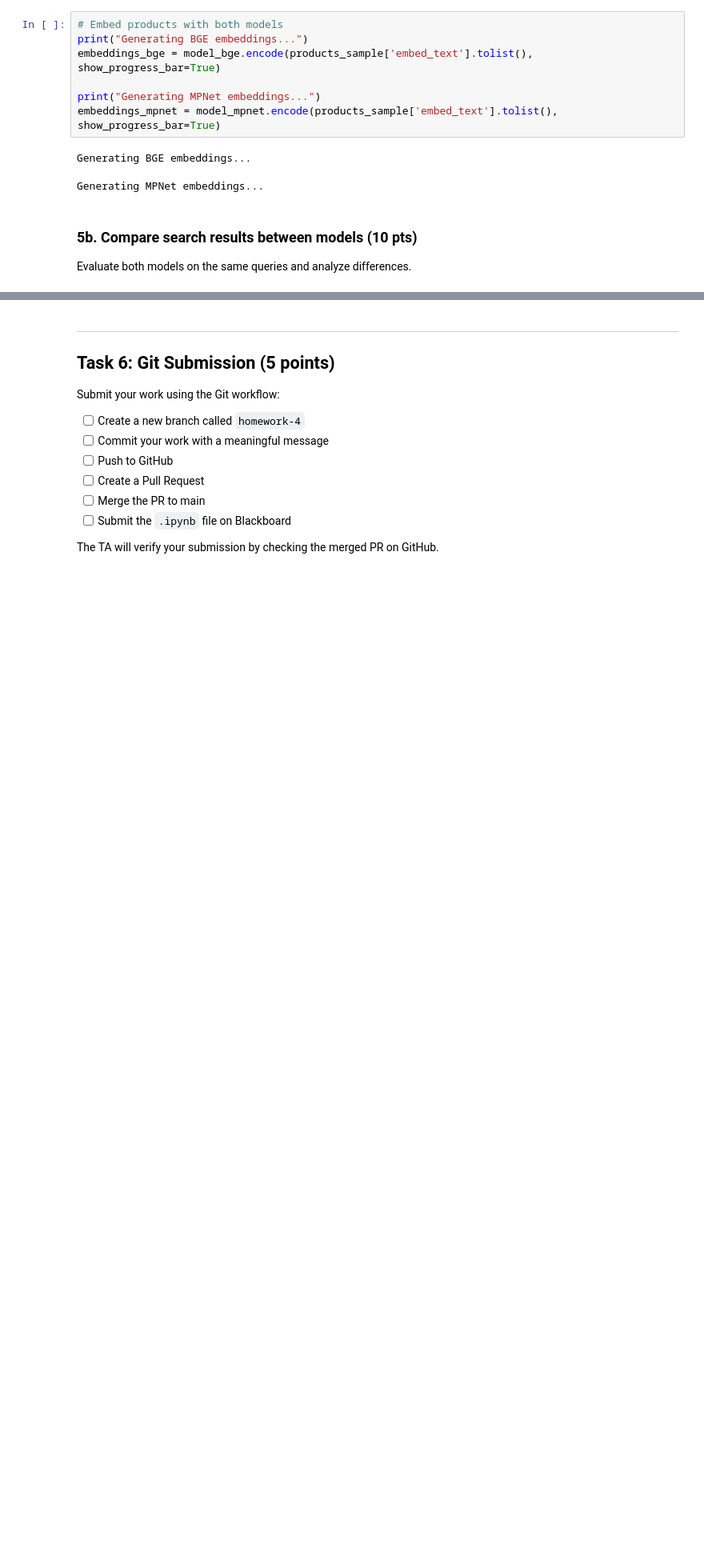
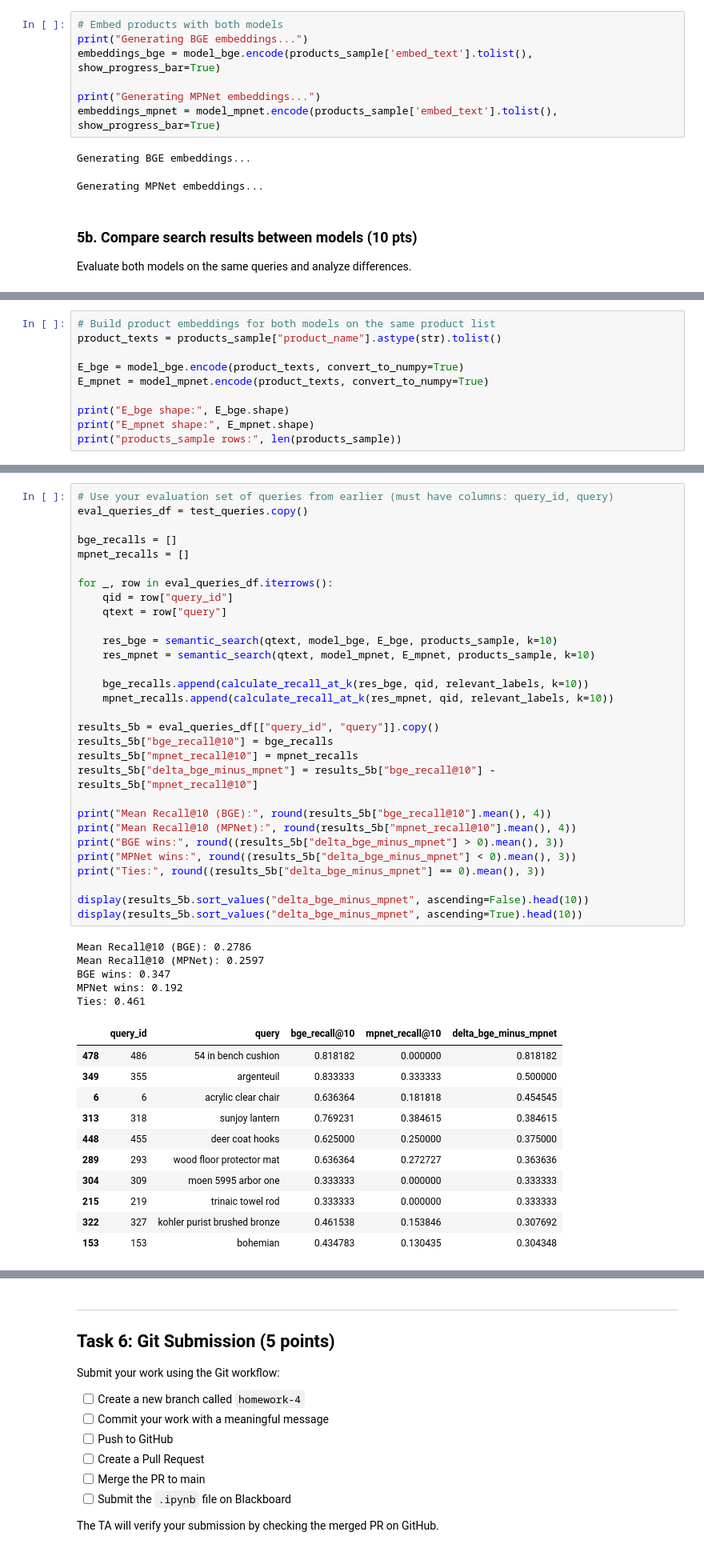
Before and after one commit to pvenkatesh1-del/ai-engineering-fordham, a Jupyter notebook: homework/homework-4.ipynb, the cells around one changed output, grey strips where cells are left out. Shown at 80% size. Drawn from its saved outputs; the diff is of its cells as text; blank space fills up the shorter version.

```diff
--- a/homework/homework-4.ipynb
+++ b/homework/homework-4.ipynb
@@ -484,0 +453,10 @@ ValueError: shapes (1,768) and (384,5000) not aligned: 768 (dim 1) != 384 (dim 0
+# %%
+# Build product embeddings for both models on the same product list
+product_texts = products_sample["product_name"].astype(str).tolist()
+
+E_bge = model_bge.encode(product_texts, convert_to_numpy=True)
+E_mpnet = model_mpnet.encode(product_texts, convert_to_numpy=True)
+
+print("E_bge shape:", E_bge.shape)
+print("E_mpnet shape:", E_mpnet.shape)
+print("products_sample rows:", len(products_sample))
@@ -484,0 +467,47 @@ ValueError: shapes (1,768) and (384,5000) not aligned: 768 (dim 1) != 384 (dim 0
+# %%
+# Use your evaluation set of queries from earlier (must have columns: query_id, query)
+eval_queries_df = test_queries.copy()
+
+bge_recalls = []
+mpnet_recalls = []
+
+for _, row in eval_queries_df.iterrows():
+    qid = row["query_id"]
+    qtext = row["query"]
+
+    res_bge = semantic_search(qtext, model_bge, E_bge, products_sample, k=10)
+    res_mpnet = semantic_search(qtext, model_mpnet, E_mpnet, products_sample, k=10)
+
+    bge_recalls.append(calculate_recall_at_k(res_bge, qid, relevant_labels, k=10))
+    mpnet_recalls.append(calculate_recall_at_k(res_mpnet, qid, relevant_labels, k=10))
+
+results_5b = eval_queries_df[["query_id", "query"]].copy()
+results_5b["bge_recall@10"] = bge_recalls
+results_5b["mpnet_recall@10"] = mpnet_recalls
+results_5b["delta_bge_minus_mpnet"] = results_5b["bge_recall@10"] - results_5b["mpnet_recall@10"]
+
+print("Mean Recall@10 (BGE):", round(results_5b["bge_recall@10"].mean(), 4))
+print("Mean Recall@10 (MPNet):", round(results_5b["mpnet_recall@10"].mean(), 4))
+print("BGE wins:", round((results_5b["delta_bge_minus_mpnet"] > 0).mean(), 3))
+print("MPNet wins:", round((results_5b["delta_bge_minus_mpnet"] < 0).mean(), 3))
+print("Ties:", round((results_5b["delta_bge_minus_mpnet"] == 0).mean(), 3))
+
+display(results_5b.sort_values("delta_bge_minus_mpnet", ascending=False).head(10))
+display(results_5b.sort_values("delta_bge_minus_mpnet", ascending=True).head(10))
+# %% [output]
+Mean Recall@10 (BGE): 0.2786
+Mean Recall@10 (MPNet): 0.2597
+BGE wins: 0.347
+MPNet wins: 0.192
+Ties: 0.461
+|  | query_id | query | bge_recall@10 | mpnet_recall@10 | delta_bge_minus_mpnet |
+| 478 | 486 | 54 in bench cushion | 0.818182 | 0.000000 | 0.818182 |
+| 349 | 355 | argenteuil | 0.833333 | 0.333333 | 0.500000 |
+| 6 | 6 | acrylic clear chair | 0.636364 | 0.181818 | 0.454545 |
+| 313 | 318 | sunjoy lantern | 0.769231 | 0.384615 | 0.384615 |
+| 448 | 455 | deer coat hooks | 0.625000 | 0.250000 | 0.375000 |
+| 289 | 293 | wood floor protector mat | 0.636364 | 0.272727 | 0.363636 |
+| 304 | 309 | moen 5995 arbor one | 0.333333 | 0.000000 | 0.333333 |
+| 215 | 219 | trinaic towel rod | 0.333333 | 0.000000 | 0.333333 |
+| 322 | 327 | kohler purist brushed bronze | 0.461538 | 0.153846 | 0.307692 |
+| 153 | 153 | bohemian | 0.434783 | 0.130435 | 0.304348 |
```
Also changed, not shown: parts of 8 cells of this notebook.
